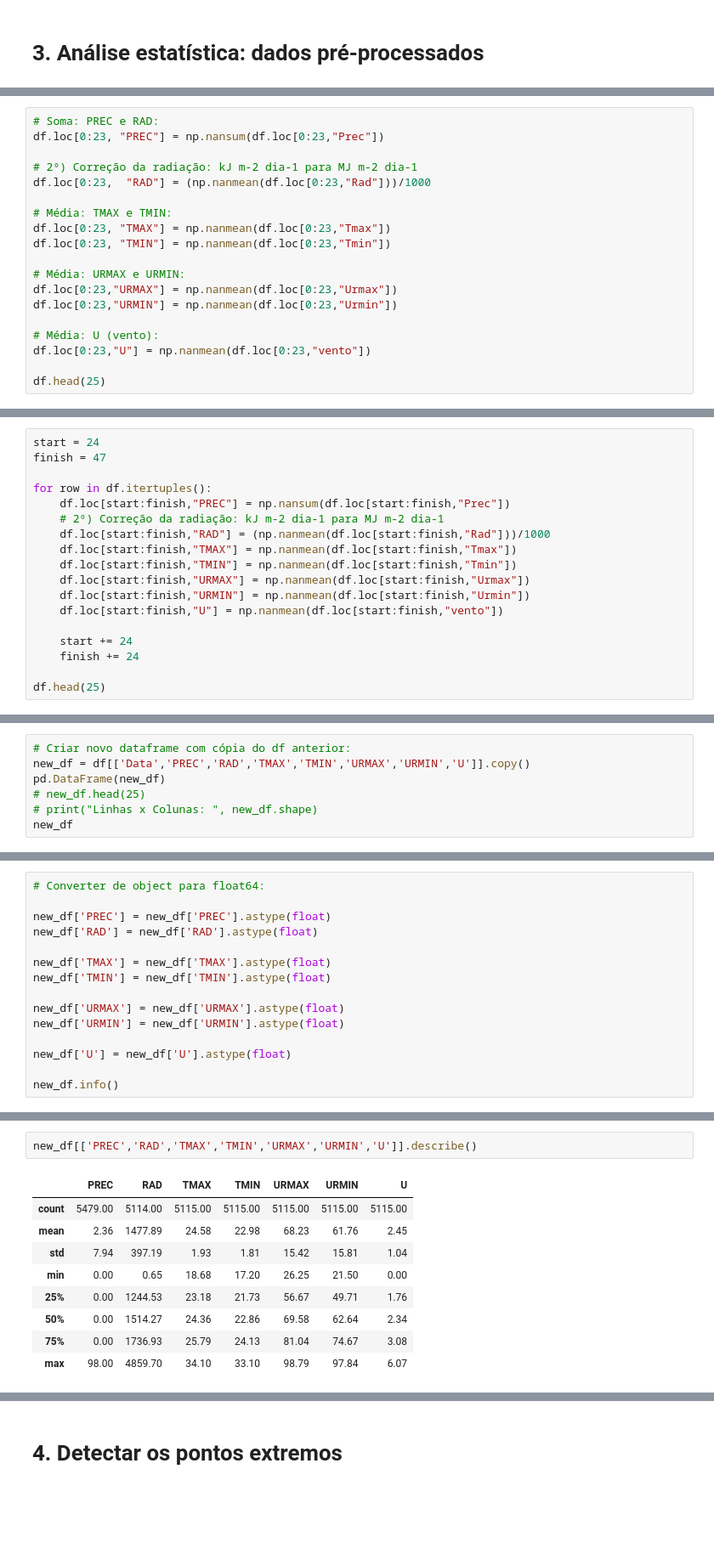
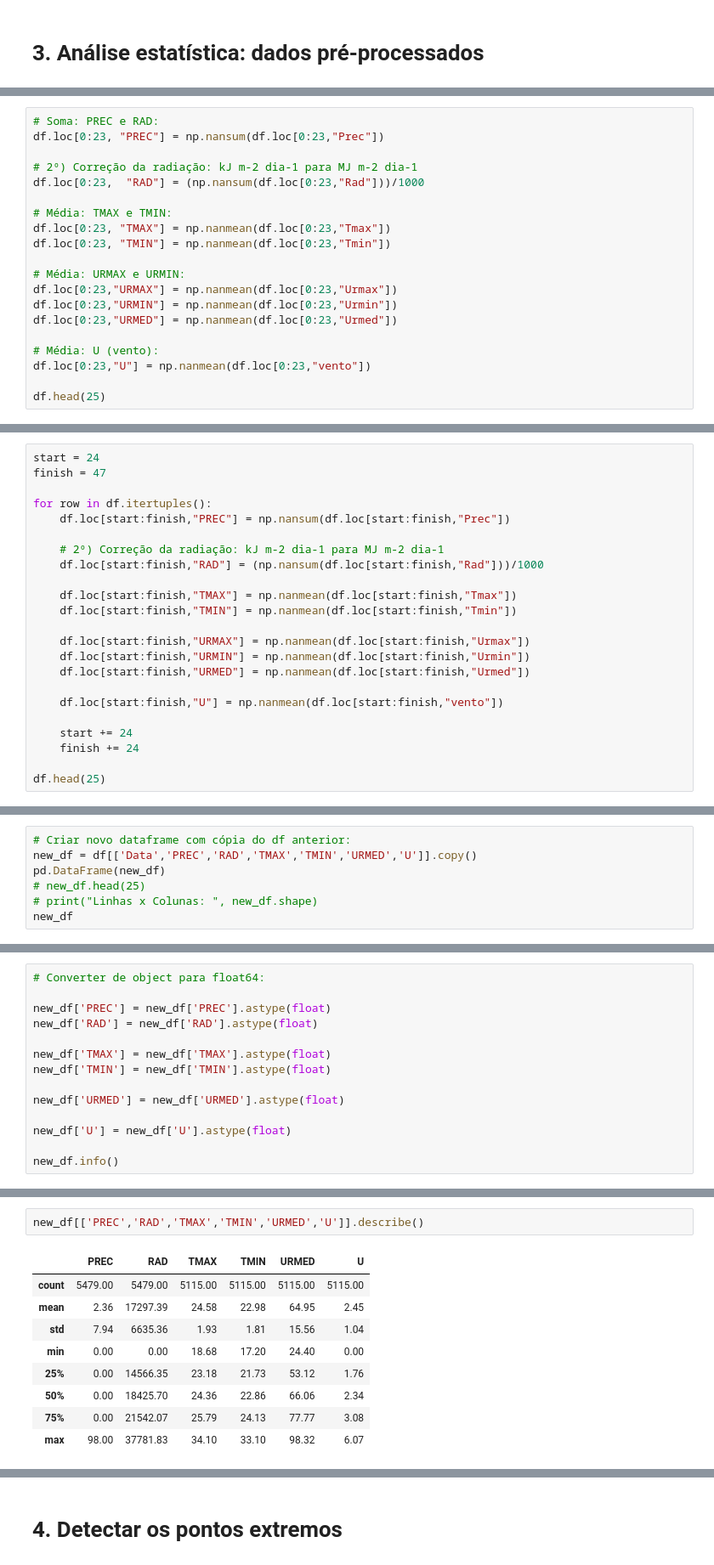
Before and after one commit to angelassilviane/esalq_dados_clima, a Jupyter notebook: main.ipynb, the cells around one changed output, grey strips where cells are left out. Shown at 85% size. Cells and saved outputs as stored; diff of their text form; blank space fills up the shorter version.

```diff
--- a/main.ipynb
+++ b/main.ipynb
@@ -166,7 +174,7 @@ df.head(25)
 df.loc[0:23, "PREC"] = np.nansum(df.loc[0:23,"Prec"])
 
 # 2º) Correção da radiação: kJ m-2 dia-1 para MJ m-2 dia-1
-df.loc[0:23,  "RAD"] = (np.nanmean(df.loc[0:23,"Rad"]))/1000
+df.loc[0:23,  "RAD"] = (np.nansum(df.loc[0:23,"Rad"]))/1000
 
 # Média: TMAX e TMIN:
 df.loc[0:23, "TMAX"] = np.nanmean(df.loc[0:23,"Tmax"])
@@ -175,6 +183,7 @@ df.loc[0:23, "TMIN"] = np.nanmean(df.loc[0:23,"Tmin"])
 # Média: URMAX e URMIN:
 df.loc[0:23,"URMAX"] = np.nanmean(df.loc[0:23,"Urmax"])
 df.loc[0:23,"URMIN"] = np.nanmean(df.loc[0:23,"Urmin"])
+df.loc[0:23,"URMED"] = np.nanmean(df.loc[0:23,"Urmed"])
 
 # Média: U (vento):
 df.loc[0:23,"U"] = np.nanmean(df.loc[0:23,"vento"])
@@ -204,12 +213,17 @@ finish = 47
 
 for row in df.itertuples():
     df.loc[start:finish,"PREC"] = np.nansum(df.loc[start:finish,"Prec"])
+
     # 2º) Correção da radiação: kJ m-2 dia-1 para MJ m-2 dia-1
-    df.loc[start:finish,"RAD"] = (np.nanmean(df.loc[start:finish,"Rad"]))/1000
+    df.loc[start:finish,"RAD"] = (np.nansum(df.loc[start:finish,"Rad"]))/1000
+
     df.loc[start:finish,"TMAX"] = np.nanmean(df.loc[start:finish,"Tmax"])
     df.loc[start:finish,"TMIN"] = np.nanmean(df.loc[start:finish,"Tmin"])
+
     df.loc[start:finish,"URMAX"] = np.nanmean(df.loc[start:finish,"Urmax"])
     df.loc[start:finish,"URMIN"] = np.nanmean(df.loc[start:finish,"Urmin"])
+    df.loc[start:finish,"URMED"] = np.nanmean(df.loc[start:finish,"Urmed"])
+
     df.loc[start:finish,"U"] = np.nanmean(df.loc[start:finish,"vento"])
 
     start += 24
@@ -237,6 +251,6 @@ df.head(25)
 # %%
 # Criar novo dataframe com cópia do df anterior:
-new_df = df[['Data','PREC','RAD','TMAX','TMIN','URMAX','URMIN','U']].copy()
+new_df = df[['Data','PREC','RAD','TMAX','TMIN','URMED','U']].copy()
 pd.DataFrame(new_df)
 # new_df.head(25)
 # print("Linhas x Colunas: ", new_df.shape)
@@ -303,8 +314,7 @@ new_df['RAD'] = new_df['RAD'].astype(float)
 new_df['TMAX'] = new_df['TMAX'].astype(float)
 new_df['TMIN'] = new_df['TMIN'].astype(float)
 
-new_df['URMAX'] = new_df['URMAX'].astype(float)
-new_df['URMIN'] = new_df['URMIN'].astype(float)
+new_df['URMED'] = new_df['URMED'].astype(float)
 
 new_df['U'] = new_df['U'].astype(float)
 
@@ -381,12 +400,12 @@ Index: []
 # %%
-new_df[['PREC','RAD','TMAX','TMIN','URMAX','URMIN','U']].describe()
+new_df[['PREC','RAD','TMAX','TMIN','URMED','U']].describe()
 # %% [output]
-|  | PREC | RAD | TMAX | TMIN | URMAX | URMIN | U |
-| count | 5479.00 | 5114.00 | 5115.00 | 5115.00 | 5115.00 | 5115.00 | 5115.00 |
-| mean | 2.36 | 1477.89 | 24.58 | 22.98 | 68.23 | 61.76 | 2.45 |
-| std | 7.94 | 397.19 | 1.93 | 1.81 | 15.42 | 15.81 | 1.04 |
-| min | 0.00 | 0.65 | 18.68 | 17.20 | 26.25 | 21.50 | 0.00 |
-| 25% | 0.00 | 1244.53 | 23.18 | 21.73 | 56.67 | 49.71 | 1.76 |
-| 50% | 0.00 | 1514.27 | 24.36 | 22.86 | 69.58 | 62.64 | 2.34 |
-| 75% | 0.00 | 1736.93 | 25.79 | 24.13 | 81.04 | 74.67 | 3.08 |
-| max | 98.00 | 4859.70 | 34.10 | 33.10 | 98.79 | 97.84 | 6.07 |
+|  | PREC | RAD | TMAX | TMIN | URMED | U |
+| count | 5479.00 | 5479.00 | 5115.00 | 5115.00 | 5115.00 | 5115.00 |
+| mean | 2.36 | 17297.39 | 24.58 | 22.98 | 64.95 | 2.45 |
+| std | 7.94 | 6635.36 | 1.93 | 1.81 | 15.56 | 1.04 |
+| min | 0.00 | 0.00 | 18.68 | 17.20 | 24.40 | 0.00 |
+| 25% | 0.00 | 14566.35 | 23.18 | 21.73 | 53.12 | 1.76 |
+| 50% | 0.00 | 18425.70 | 24.36 | 22.86 | 66.06 | 2.34 |
+| 75% | 0.00 | 21542.07 | 25.79 | 24.13 | 77.77 | 3.08 |
+| max | 98.00 | 37781.83 | 34.10 | 33.10 | 98.32 | 6.07 |
```
Also changed, not shown: parts of 44 cells of this notebook, 5 other files.
